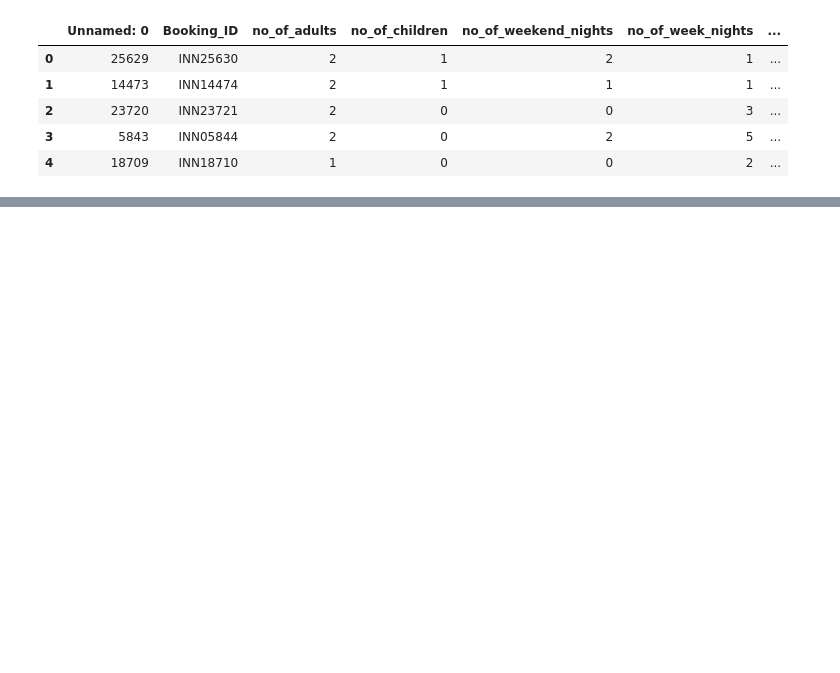
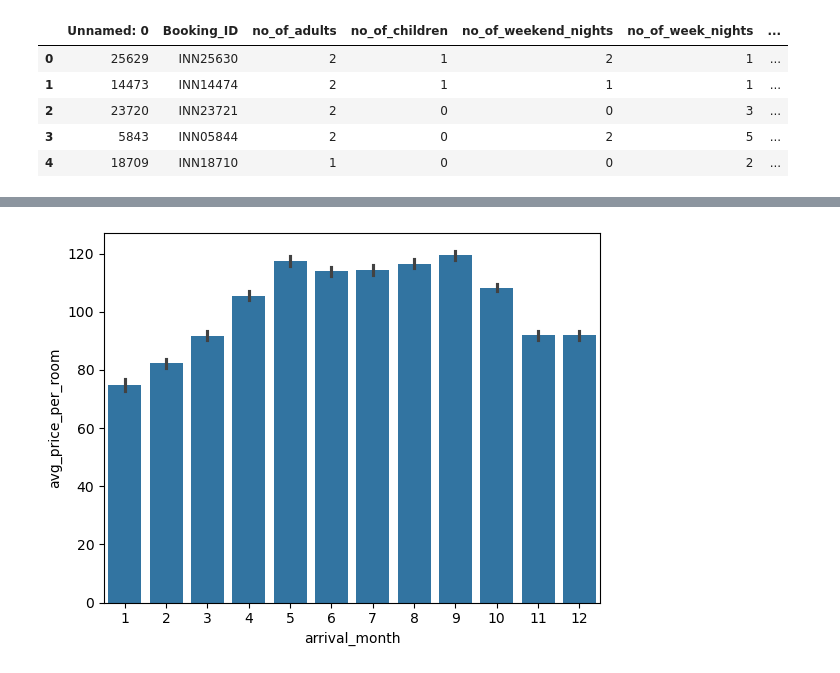
Before and after one commit to vignayreddy/Hotel-Reservation, a Jupyter notebook: notebook/notebook.ipynb, the cells around one changed output, grey strips where cells are left out. Drawn from its saved outputs; the diff is of its cells as text; code cells hidden in the pictures; blank space fills up the shorter version.

```diff
--- a/notebook/notebook.ipynb
+++ b/notebook/notebook.ipynb
@@ -18,0 +360,5 @@ df.head()
+# %%
+sns.barplot(x="arrival_month",y="avg_price_per_room",data=data)
+plt.show()
+# %% [output]
+[figure, added]
```
Also changed, not shown: parts of 103 cells of this notebook, 1 other file.
